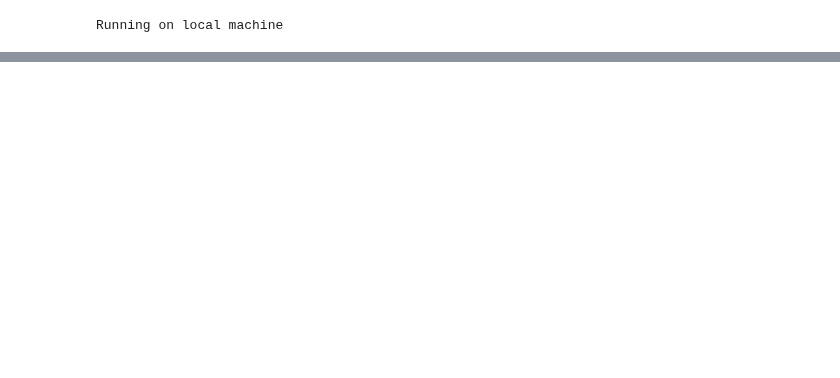
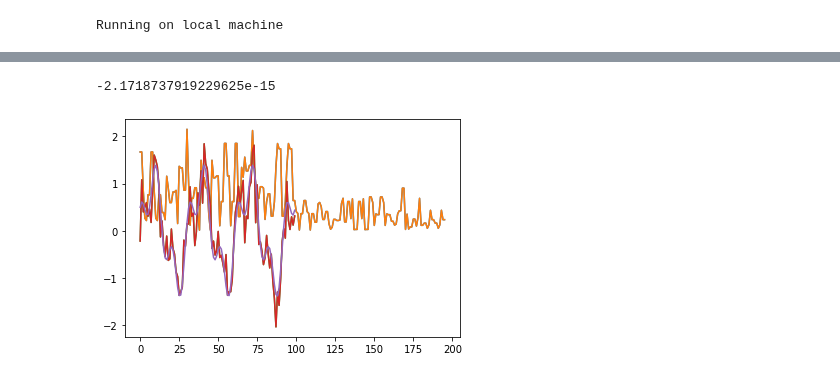
Before and after one commit to Albly/Sparce_image_reconstruction, a Jupyter notebook: notebooks/Presentation_demo.ipynb, the cells around one changed output, grey strips where cells are left out. Saved outputs shown, nothing was run; the diff lists cells and outputs as text; code cells hidden in the pictures; blank space fills up the shorter version.

```diff
--- a/notebooks/Presentation_demo.ipynb
+++ b/notebooks/Presentation_demo.ipynb
@@ -124,3 +173,26 @@ create_plot(a,b,fs1,fs2,k,title,PLOT)
+# %%
+from wavelet import wlet_forward,wlet_inverse
+
+img = sn.reshape(10,10)
+wlet = 'bior1.3'
+levl = 1
+
+s_w,cMat_shapes = wlet_forward(img,wlet,levl)
+s_w_abs = np.abs(s_w)
+plt.plot(s_w_abs)
+k = 400
+s_w[k:][np.abs(s_w[k:]) < 1] = 0
+s_w_abs = np.abs(s_w)
+plt.plot(s_w_abs)
+img_rec = wlet_inverse(s_w,cMat_shapes,wlet,levl)
+
+plt.plot(img.reshape(-1,1))
+plt.plot(img_rec.reshape(-1,1))
+plt.plot(s)
+np.sum(img_rec - img)
+# %% [output]
+-2.1718737919229625e-15
+[figure, added]
 # %%
 plt.figure(figsize=(5,5))
 plt.title('Original image',fontsize=fs1)
```
Also changed, not shown: parts of 10 cells of this notebook, 4 other files.
